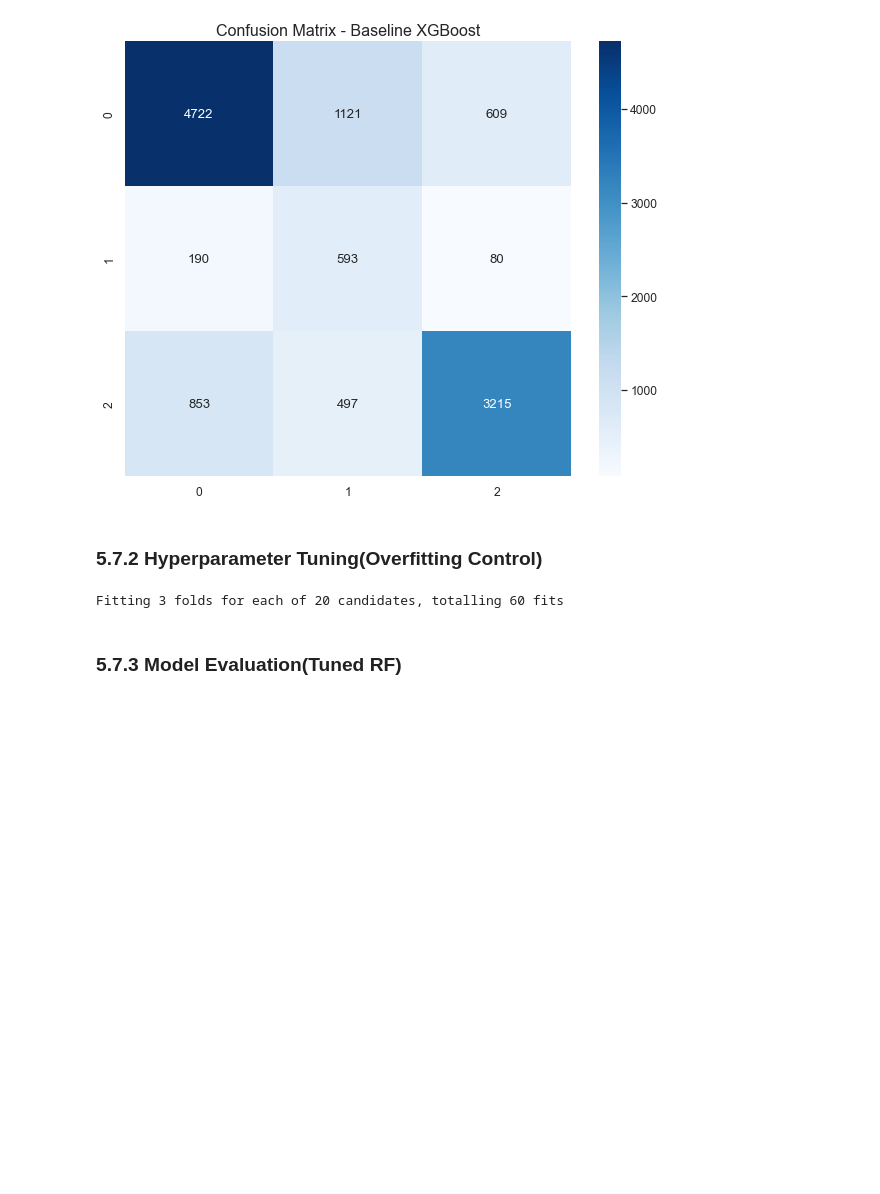
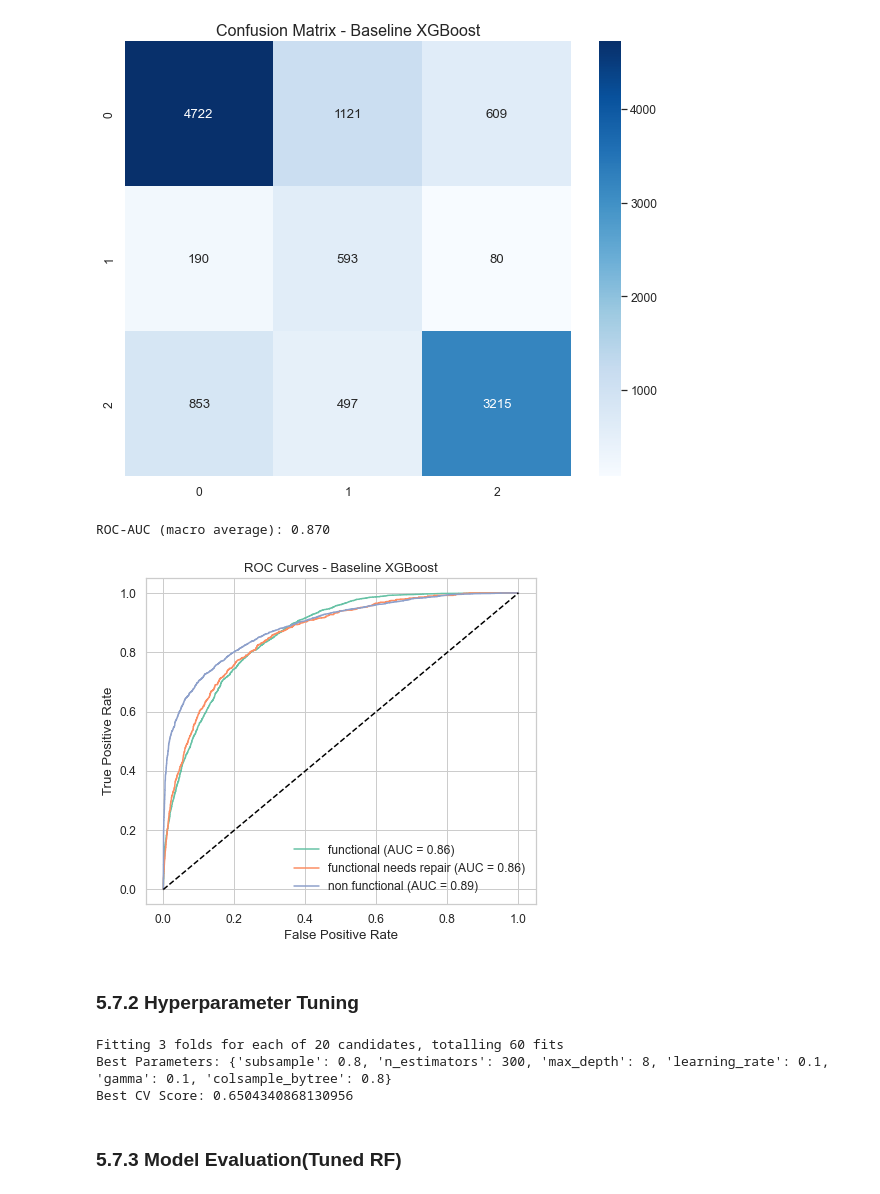
Before and after one commit to HuldahCR/Tanzanian_Water_Well_Risk_Model, a Jupyter notebook: notebooks/Tanzanian_Water_Well_Modeling.ipynb, the cells around one changed output. Cells and saved outputs as stored; diff of their text form; code cells hidden in the pictures; blank space fills up the shorter version.

```diff
--- a/notebooks/Tanzanian_Water_Well_Modeling.ipynb
+++ b/notebooks/Tanzanian_Water_Well_Modeling.ipynb
@@ -2924,8 +2924,32 @@ plt.title("Confusion Matrix - Baseline XGBoost", fontsize=16)
 plt.show()
 # %% [output]
 [figure]
+# %%
+# Predict probabilities
+y_proba_val = xgb.predict_proba(X_val_split)
+
+# ROC-AUC (One-vs-Rest for multiclass)
+roc_auc = roc_auc_score(y_val_split, y_proba_val, multi_class="ovr")
+print(f"ROC-AUC (macro average): {roc_auc:.3f}")
+# %% [output]
+ROC-AUC (macro average): 0.870
+# %%
+# Plot ROC Curve for each class
+plt.figure(figsize=(7,6))
+for i, class_label in enumerate(xgb.classes_):
+    fpr, tpr, _ = roc_curve((y_val_split == class_label).astype(int), y_proba_val[:, i])
+    plt.plot(fpr, tpr, label=f"{class_label} (AUC = {roc_auc_score((y_val_split == class_label).astype(int), y_proba_val[:, i]):.2f})")
+
+plt.plot([0,1], [0,1], "k--")
+plt.xlabel("False Positive Rate")
+plt.ylabel("True Positive Rate")
+plt.title("ROC Curves - Baseline XGBoost")
+plt.legend()
+plt.show()
+# %% [output]
+[figure, added]
 # %% [markdown]
-### 5.7.2 Hyperparameter Tuning(Overfitting Control)
+### 5.7.2 Hyperparameter Tuning
 # %%
 # Define parameter grid
 param_dist = {
@@ -2938,9 +2962,11 @@ param_dist = {
 }
 
 xgb_clf = XGBClassifier(
+    objective='multi:softprob',
+    num_class=3,
+    eval_metric='mlogloss',
     random_state=42,
-    use_label_encoder=False,
-    eval_metric="mlogloss"
+    n_jobs=-1
 )
 
 # Randomized search
@@ -2955,12 +2981,15 @@ random_search = RandomizedSearchCV(
     n_jobs=-1
 )
 
-random_search.fit(X_train_split, y_train_split)
+#fit to model with class weights
+random_search.fit(X_train_split, y_train_split, sample_weight=y_train_split.map(class_weights))
 
 print("Best Parameters:", random_search.best_params_)
 print("Best CV Score:", random_search.best_score_)
 # %% [output]
 Fitting 3 folds for each of 20 candidates, totalling 60 fits
+Best Parameters: {'subsample': 0.8, 'n_estimators': 300, 'max_depth': 8, 'learning_rate': 0.1, 'gamma': 0.1, 'colsample_bytree': 0.8}
+Best CV Score: 0.6504340868130956
 # %% [markdown]
 ### 5.7.3 Model Evaluation(Tuned RF)
 # %%
```
Also changed, not shown: parts of 19 cells of this notebook.
